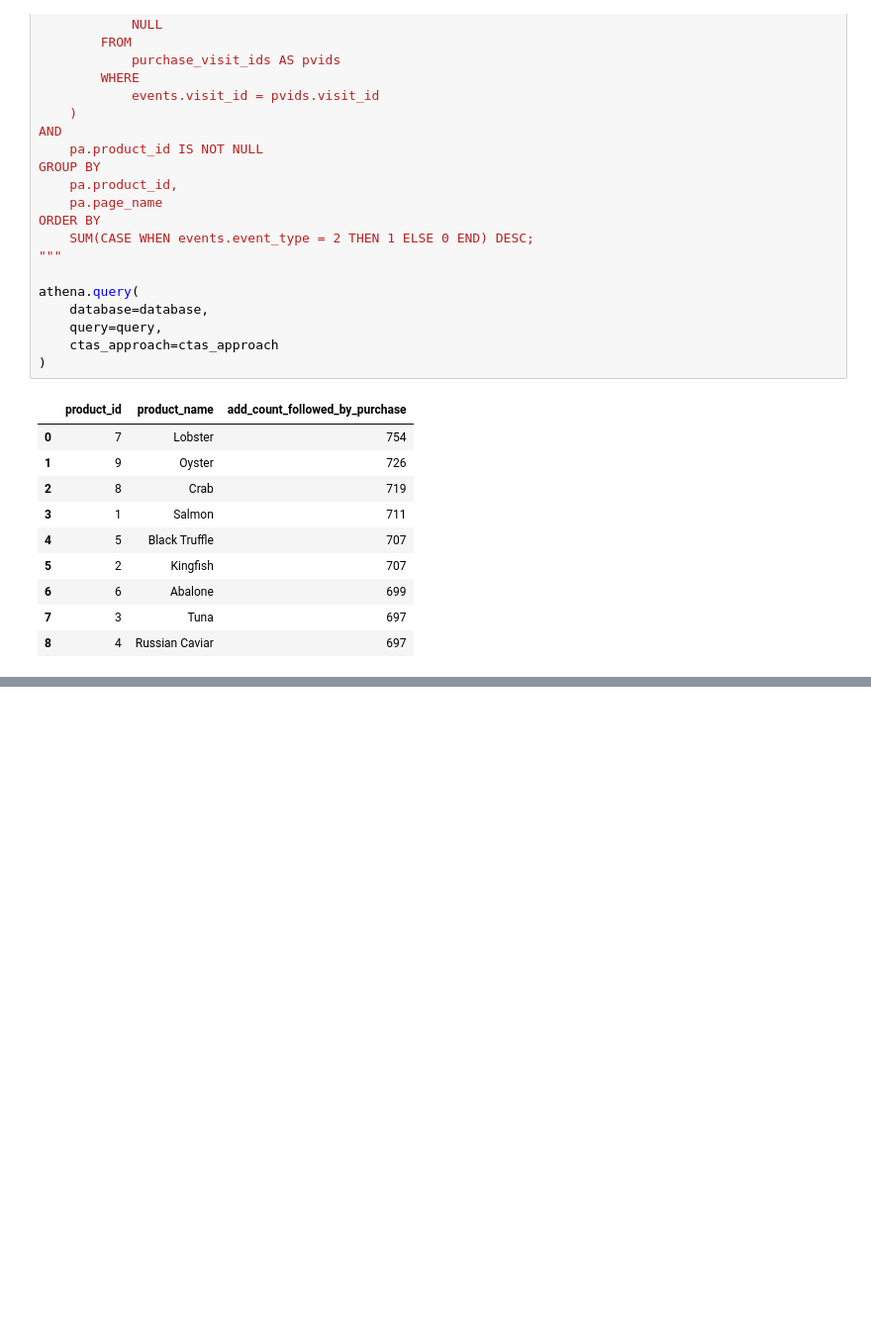
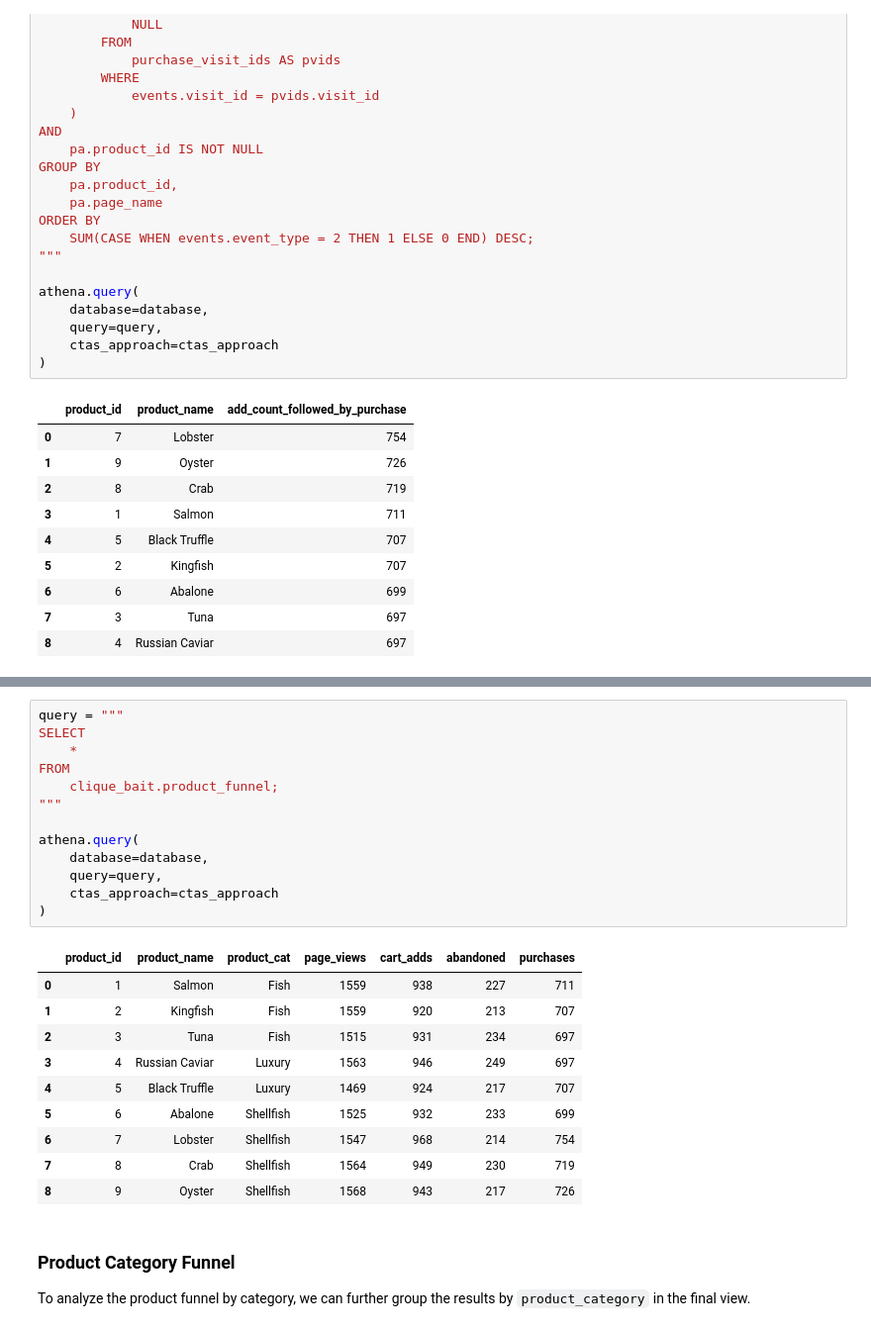
Before and after one commit to yangwu1227/sql-case-studies, a Jupyter notebook: case_studies/clique_bait/notebooks/business_questions.ipynb, the cells around one changed output, grey strips where cells are left out. Shown at 99% size. Cells and saved outputs as stored; diff of their text form; blank space fills up the shorter version.

```diff
--- a/case_studies/clique_bait/notebooks/business_questions.ipynb
+++ b/case_studies/clique_bait/notebooks/business_questions.ipynb
@@ -768,0 +1001,28 @@ athena.query(
+# %%
+query = """
+SELECT
+    *
+FROM
+    clique_bait.product_funnel;
+"""
+
+athena.query(
+    database=database,
+    query=query,
+    ctas_approach=ctas_approach
+)
+# %% [output]
+|  | product_id | product_name | product_cat | page_views | cart_adds | abandoned | purchases |
+| 0 | 1 | Salmon | Fish | 1559 | 938 | 227 | 711 |
+| 1 | 2 | Kingfish | Fish | 1559 | 920 | 213 | 707 |
+| 2 | 3 | Tuna | Fish | 1515 | 931 | 234 | 697 |
+| 3 | 4 | Russian Caviar | Luxury | 1563 | 946 | 249 | 697 |
+| 4 | 5 | Black Truffle | Luxury | 1469 | 924 | 217 | 707 |
+| 5 | 6 | Abalone | Shellfish | 1525 | 932 | 233 | 699 |
+| 6 | 7 | Lobster | Shellfish | 1547 | 968 | 214 | 754 |
+| 7 | 8 | Crab | Shellfish | 1564 | 949 | 230 | 719 |
+| 8 | 9 | Oyster | Shellfish | 1568 | 943 | 217 | 726 |
+# %% [markdown]
+### Product Category Funnel
+
+To analyze the product funnel by category, we can further group the results by `product_category` in the final view.
```
Also changed, not shown: parts of 27 cells of this notebook, 1 other file.
